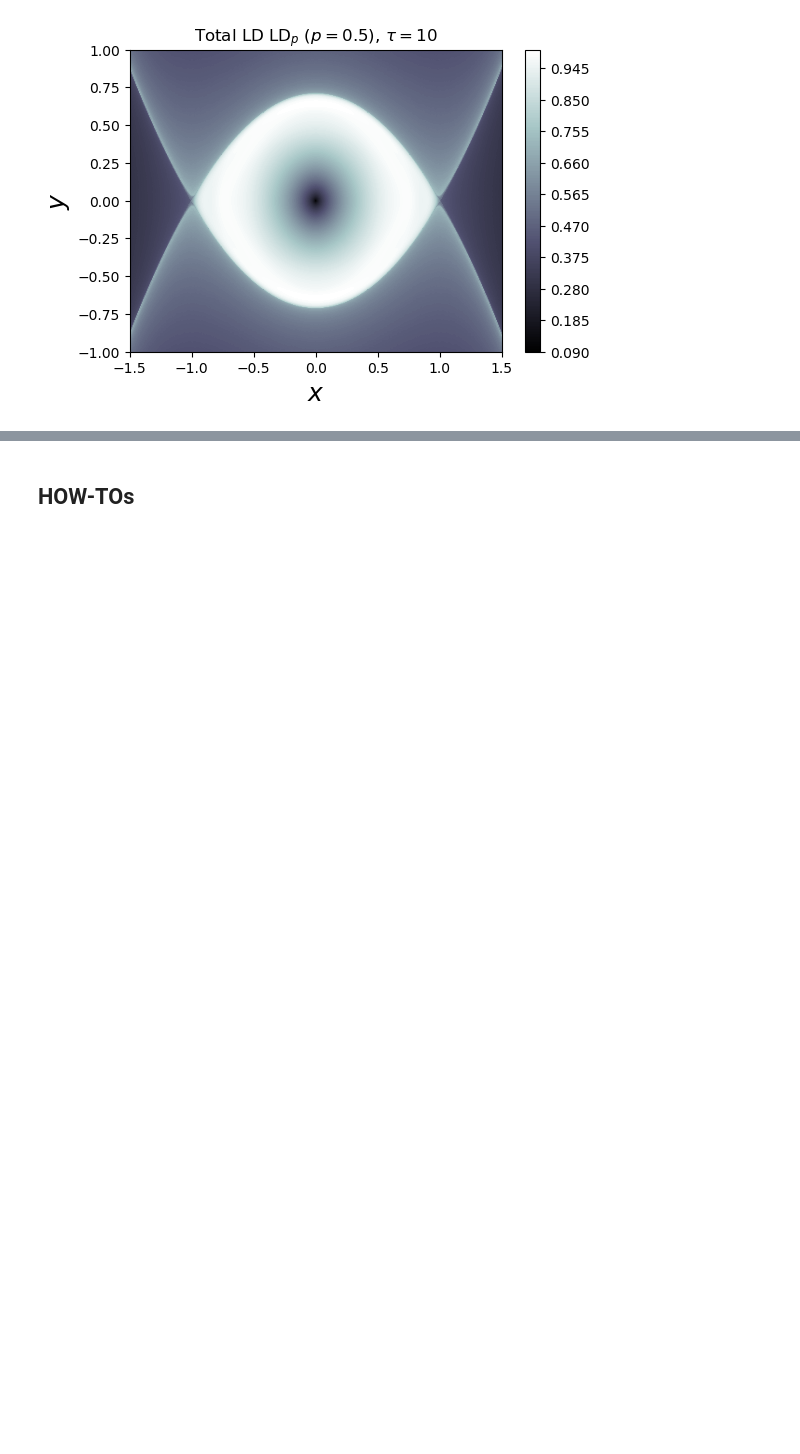
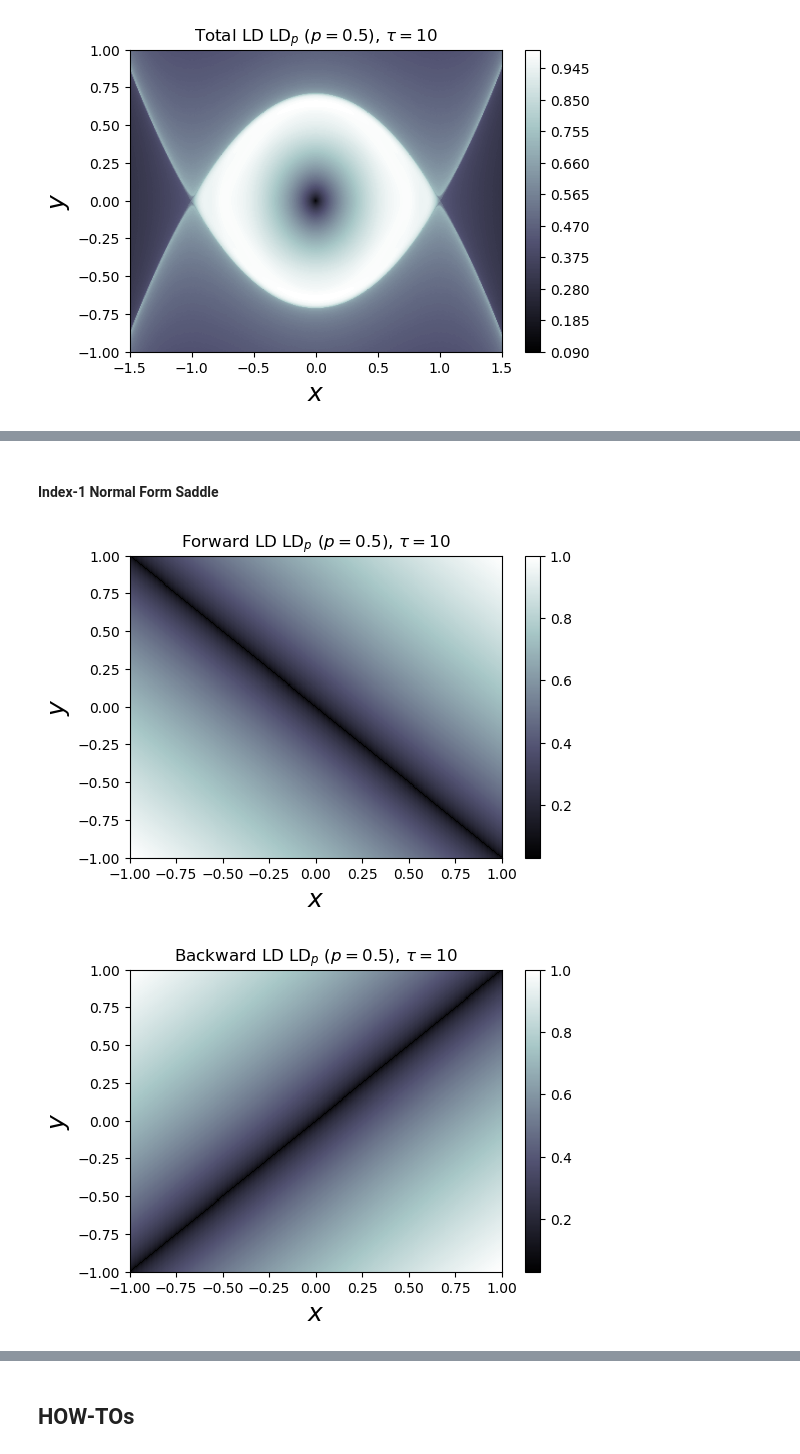
Before and after one commit to champsproject/ldds, a Jupyter notebook: LD_Python_Examples.ipynb, the cells around one changed output, grey strips where cells are left out. Saved outputs shown, nothing was run; the diff lists cells and outputs as text; code cells hidden in the pictures; blank space fills up the shorter version.

```diff
--- a/LD_Python_Examples.ipynb
+++ b/LD_Python_Examples.ipynb
@@ -234,0 +284,50 @@ draw_lagrangian_descriptor(LD_total, 'total', grid_parameters, tau, p_value, box
+# %% [markdown]
+#### Index-1 Normal Form Saddle
+# %%
+# Integration parameters
+t0 = 0
+tau = 10
+
+# Lp-norm, p-value
+p_value = 1/2
+
+# Mesh visualisation slice parameters
+H0 = 1 # Energy
+ax1_min,ax1_max = [-1, 1]
+ax2_min,ax2_max = [-1, 1]
+N1, N2 = [300, 300]
+
+# Box escape condition
+box_boundaries = False
+
+# Miscellaneous grid parameters
+dof_fixed = [0,1,0,0] # Variable ordering (x1 x2 y1 y2)
+dof_fixed_values = [0] # This can also be an array of values
+dof_slice = [1,0,1,0] # Visualisation slice
+momentum_sign = 1 # Direction of momentum that defines the slice - (1) positive / (-1) negative
+# %%
+potential_energy = SaddleNF_potential
+vector_field = SaddleNF_vector_field
+
+slice_parameters = [[ax1_min, ax1_max, N1],[ax2_min, ax2_max, N2]]
+
+grid_parameters = {
+        'slice_parameters' : slice_parameters,
+        'dof_slice' : dof_slice,
+        'dof_fixed' : [dof_fixed, dof_fixed_values],
+        'momentum_sign' : momentum_sign,
+        'potential_energy': potential_energy,
+        'energy_level': H0
+    }
+# %%
+LD_forward = compute_lagrangian_descriptor(grid_parameters, vector_field, tau, p_value)
+draw_lagrangian_descriptor(LD_forward, 'forward', slice_parameters, tau, p_value)
+
+LD_backward = compute_lagrangian_descriptor(grid_parameters, vector_field, -tau, p_value)
+draw_lagrangian_descriptor(LD_backward, 'backward', slice_parameters, tau, p_value)
+
+LD_total = LD_forward + LD_backward
+draw_lagrangian_descriptor(LD_total, 'total', slice_parameters, tau, p_value)
+# %% [output]
+[figure, added]
+[figure, added]
```
Also changed, not shown: parts of 14 cells of this notebook.
